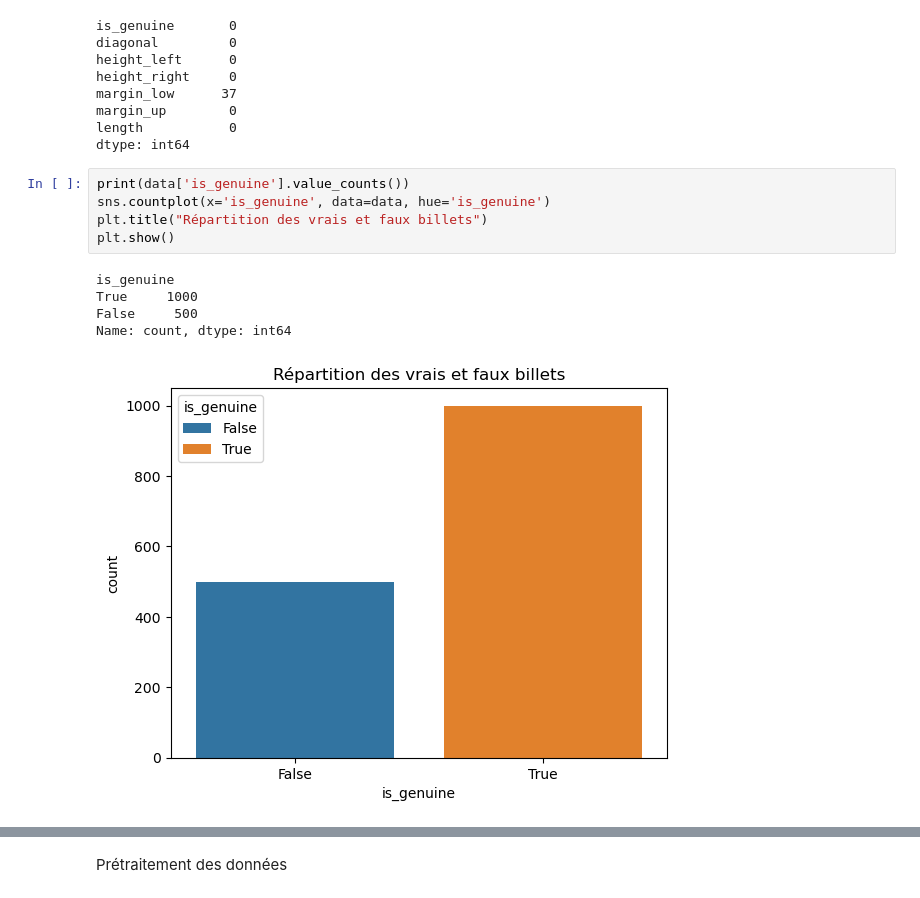
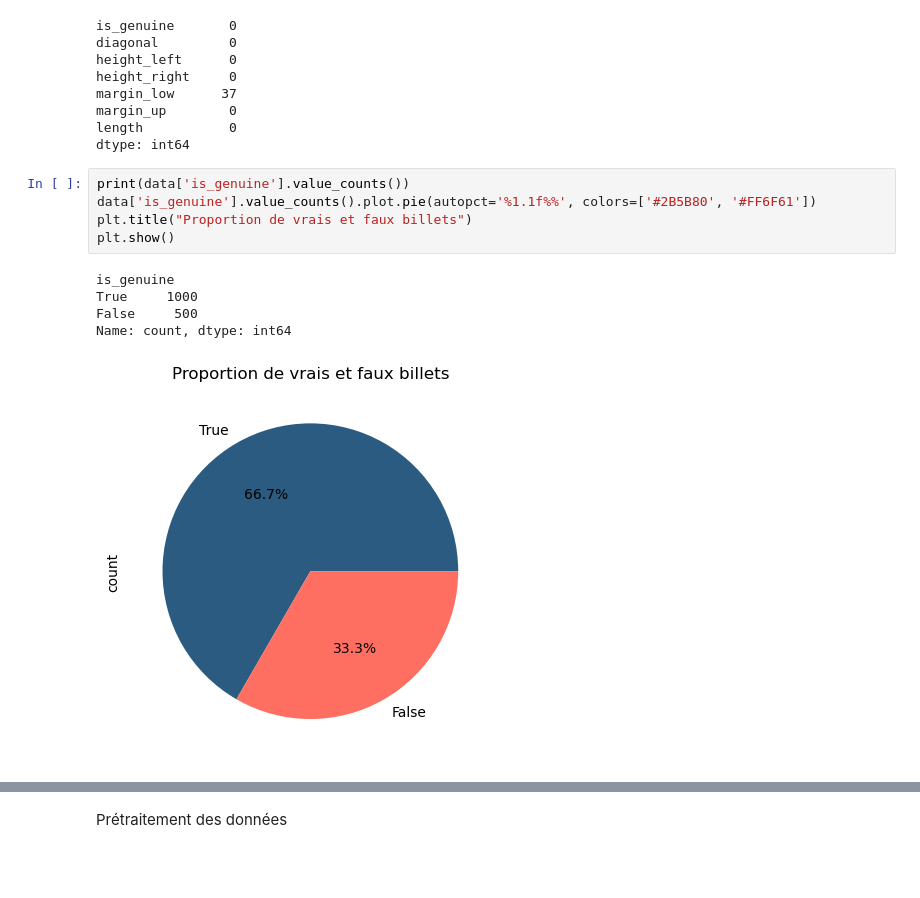
Before and after one commit to obenmaha/App-d-tection-faux-billet, a Jupyter notebook: Analyse notebook with all data.ipynb, the cells around one changed output, grey strips where cells are left out. Cells and saved outputs as stored; diff of their text form; blank space fills up the shorter version.

Commit message:
update charts - RL score - kmeans update

```diff
--- a/Analyse notebook with all data.ipynb
+++ b/Analyse notebook with all data.ipynb
@@ -61,12 +62,12 @@ length           0
 dtype: int64
 # %%
 print(data['is_genuine'].value_counts())
-sns.countplot(x='is_genuine', data=data, hue='is_genuine')
-plt.title("Répartition des vrais et faux billets")
+data['is_genuine'].value_counts().plot.pie(autopct='%1.1f%%', colors=['#2B5B80', '#FF6F61'])
+plt.title("Proportion de vrais et faux billets")
 plt.show()
 # %% [output]
 is_genuine
 True     1000
 False     500
 Name: count, dtype: int64
-[figure, old version]
+[figure, new version]
```
Also changed, not shown: parts of 14 cells of this notebook.
